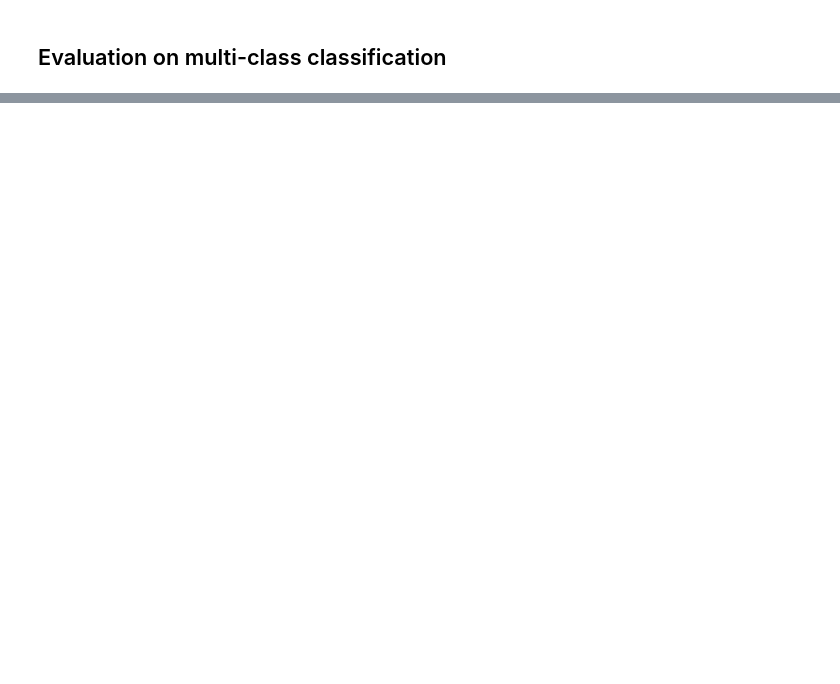
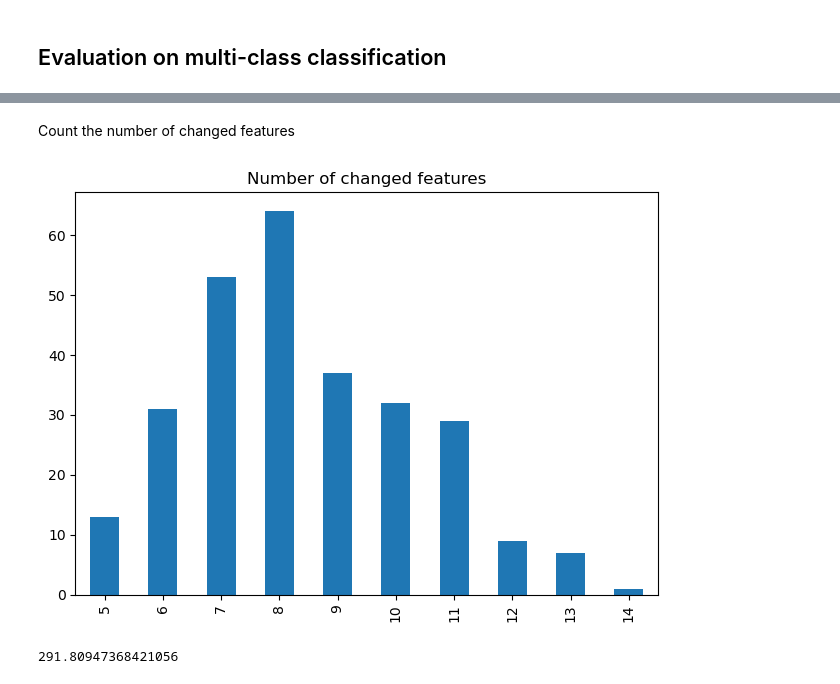
Before and after one commit to Valendrew/counterfactual-explanations, a Jupyter notebook: model_evaluation.ipynb, the cells around one changed output, grey strips where cells are left out. Saved outputs shown, nothing was run; the diff lists cells and outputs as text; code cells hidden in the pictures; blank space fills up the shorter version.

Commit message:
evaluation of counterfactuals on number of changed features

```diff
--- a/model_evaluation.ipynb
+++ b/model_evaluation.ipynb
@@ -33,3 +42,5 @@ def set_default_randomness(seed: int):
 
 SEED = 42
 rng = set_default_randomness(SEED)
+# %%
+cols_pipeline = pickle.load(open("config/pipeline.pkl", "rb"))
@@ -79,0 +150,3 @@ File name: high_to_medium
+# %%
+df_cf = pd.read_csv("data/counterfactual/multiclass.csv", index_col=0)
+df_cf.head()
@@ -79,0 +162,5 @@ File name: high_to_medium
+# %%
+df_test = pd.read_csv("data/model/gsm_test.csv", index_col=0)
+df_test_post = inverse_pipeline(cols_pipeline, df_test)
+df_test_post["num_main_camera"] = df_test_post["num_main_camera"].astype(float).round(0)
+df_test_post.head()
@@ -79,0 +178,21 @@ File name: high_to_medium
+# %%
+def join_merge_columns(df_cf, df_original):
+    columns = df_original.columns
+    lsuffix, rsuffix = "_cf", "_original"
+
+    inner_df = df_cf.join(df_original, how="inner", lsuffix=lsuffix, rsuffix=rsuffix)
+    display(inner_df)
+    for c in columns:
+        left_c = c + lsuffix
+        right_c = c + rsuffix
+        if inner_df[left_c].dtype != inner_df[right_c].dtype:
+            raise ValueError(f"Column '{c}' has different dtypes: {inner_df[left_c].dtype} and {inner_df[right_c].dtype}")
+        equal_values = inner_df[left_c] == (inner_df[right_c])
+        assert isinstance(equal_values, pd.Series)
+
+        if equal_values.any():
+            inner_df.loc[equal_values, left_c] = np.nan
+
+    return inner_df
+
+merge_df = join_merge_columns(df_cf, df_test_post)
@@ -79,0 +213,21 @@ File name: high_to_medium
+# %% [markdown]
+Count the number of changed features
+# %%
+def count_changed_features(series, num_features):
+    return num_features - series.isna().sum()
+
+
+num_changed = merge_df.apply(lambda x: count_changed_features(x, 17), axis=1)
+num_changed.value_counts().sort_index().plot.bar(title="Number of changed features")
+plt.tight_layout()
+# %% [output]
+[figure, added]
+# %%
+num_changed = merge_df.apply(lambda x: count_changed_features(x, 17), axis=1)
+least_changed = num_changed[num_changed < 7].index
+
+df_test_raw = pd.read_csv("data/processed/gsm_test.csv", index_col=0)
+price_least_changed =df_test_raw.loc[least_changed]["misc_price"]
+price_least_changed[(210 <= price_least_changed) & (price_least_changed <= 420)].mean()
+# %% [output]
+291.80947368421056
```
Also changed, not shown: parts of 18 cells of this notebook, 4 other files.
